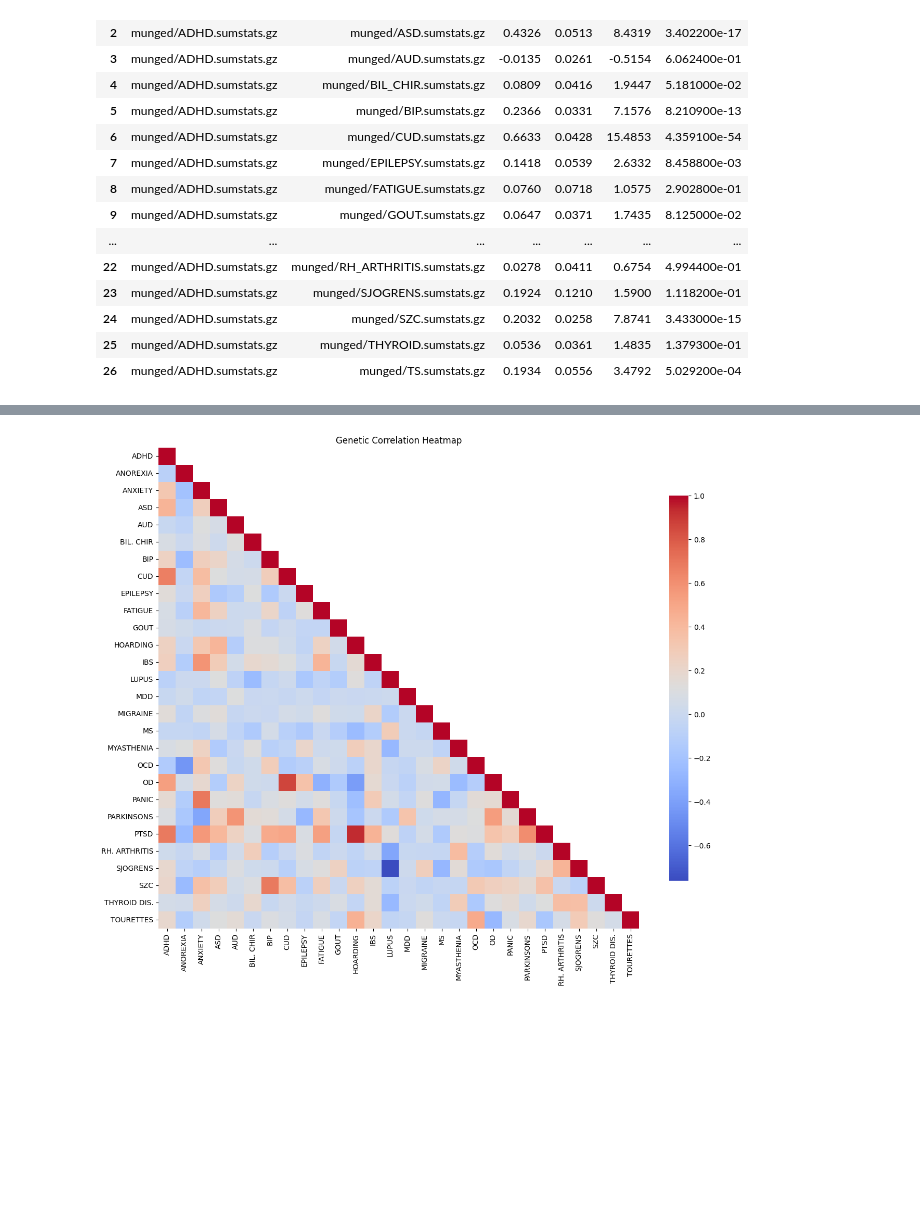
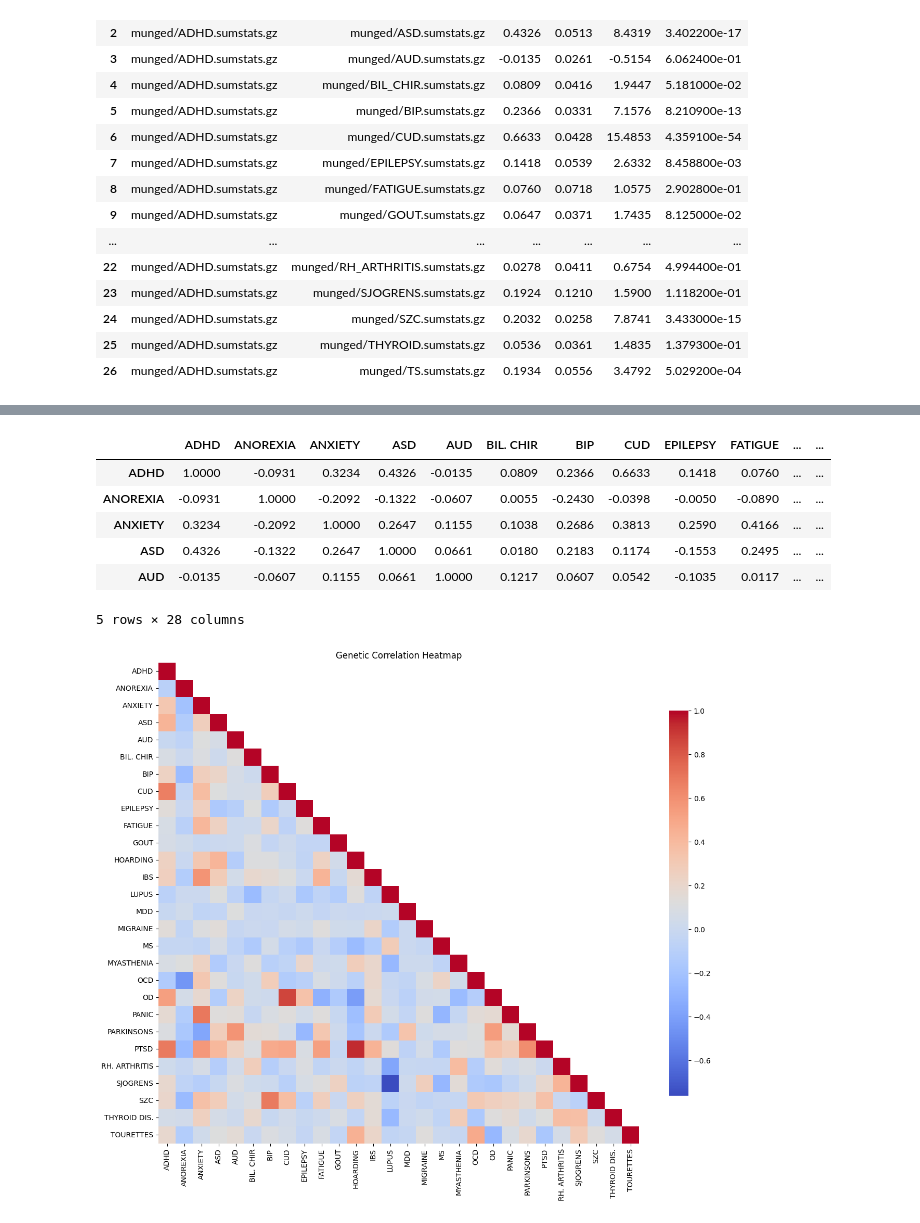
Before and after one commit to Aje026/Genetic-Overlap-in-Female-Biased-Disorders, a Jupyter notebook: correlation_ldsc_all.ipynb, the cells around one changed output, grey strips where cells are left out. Saved outputs shown, nothing was run; the diff lists cells and outputs as text; code cells hidden in the pictures; blank space fills up the shorter version.

```diff
--- a/correlation_ldsc_all.ipynb
+++ b/correlation_ldsc_all.ipynb
@@ -75,6 +85,16 @@ gen_corr_df, corr_matrix = make_correlation_matrix('rg', df_list)
 # %%
 full_matrix = np.tril(corr_matrix) + np.tril(corr_matrix, -1).T
 full_df = pd.DataFrame(full_matrix, index=disorders, columns=disorders)
+# %%
+full_df.head()
+# %% [output]
+|  | ADHD | ANOREXIA | ANXIETY | ASD | AUD | BIL. CHIR | BIP | CUD | EPILEPSY | FATIGUE | ... | ... |
+| ADHD | 1.0000 | -0.0931 | 0.3234 | 0.4326 | -0.0135 | 0.0809 | 0.2366 | 0.6633 | 0.1418 | 0.0760 | ... | ... |
+| ANOREXIA | -0.0931 | 1.0000 | -0.2092 | -0.1322 | -0.0607 | 0.0055 | -0.2430 | -0.0398 | -0.0050 | -0.0890 | ... | ... |
+| ANXIETY | 0.3234 | -0.2092 | 1.0000 | 0.2647 | 0.1155 | 0.1038 | 0.2686 | 0.3813 | 0.2590 | 0.4166 | ... | ... |
+| ASD | 0.4326 | -0.1322 | 0.2647 | 1.0000 | 0.0661 | 0.0180 | 0.2183 | 0.1174 | -0.1553 | 0.2495 | ... | ... |
+| AUD | -0.0135 | -0.0607 | 0.1155 | 0.0661 | 1.0000 | 0.1217 | 0.0607 | 0.0542 | -0.1035 | 0.0117 | ... | ... |
+5 rows × 28 columns
 # %%
 full_df.to_csv('genetic_correlation.csv', header=True, index=True)
 gen_corr_df.to_csv('genetic_correlation_all.csv', header= True, index=True)
```
Also changed, not shown: parts of 5 cells of this notebook, 1 other file.
